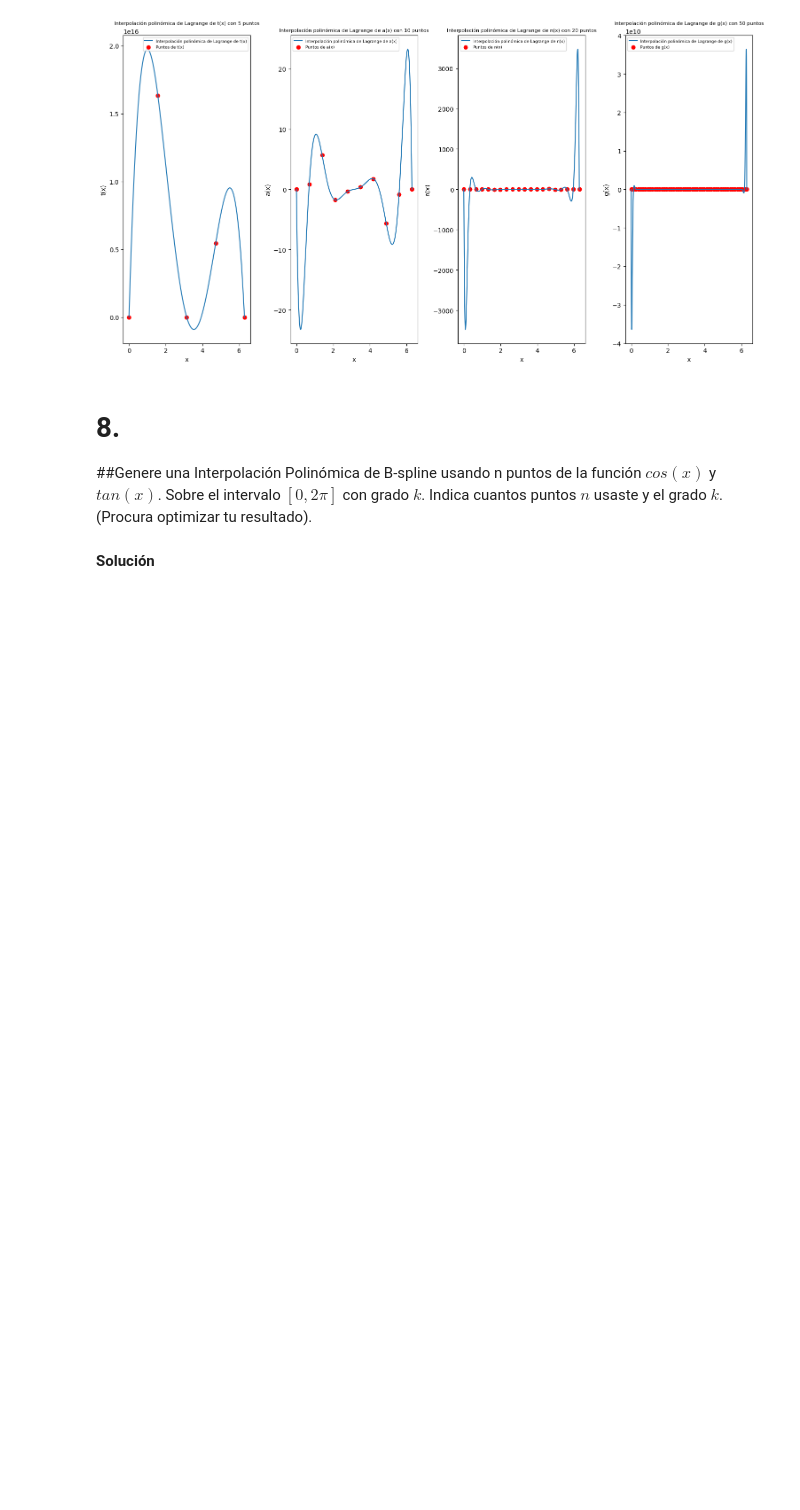
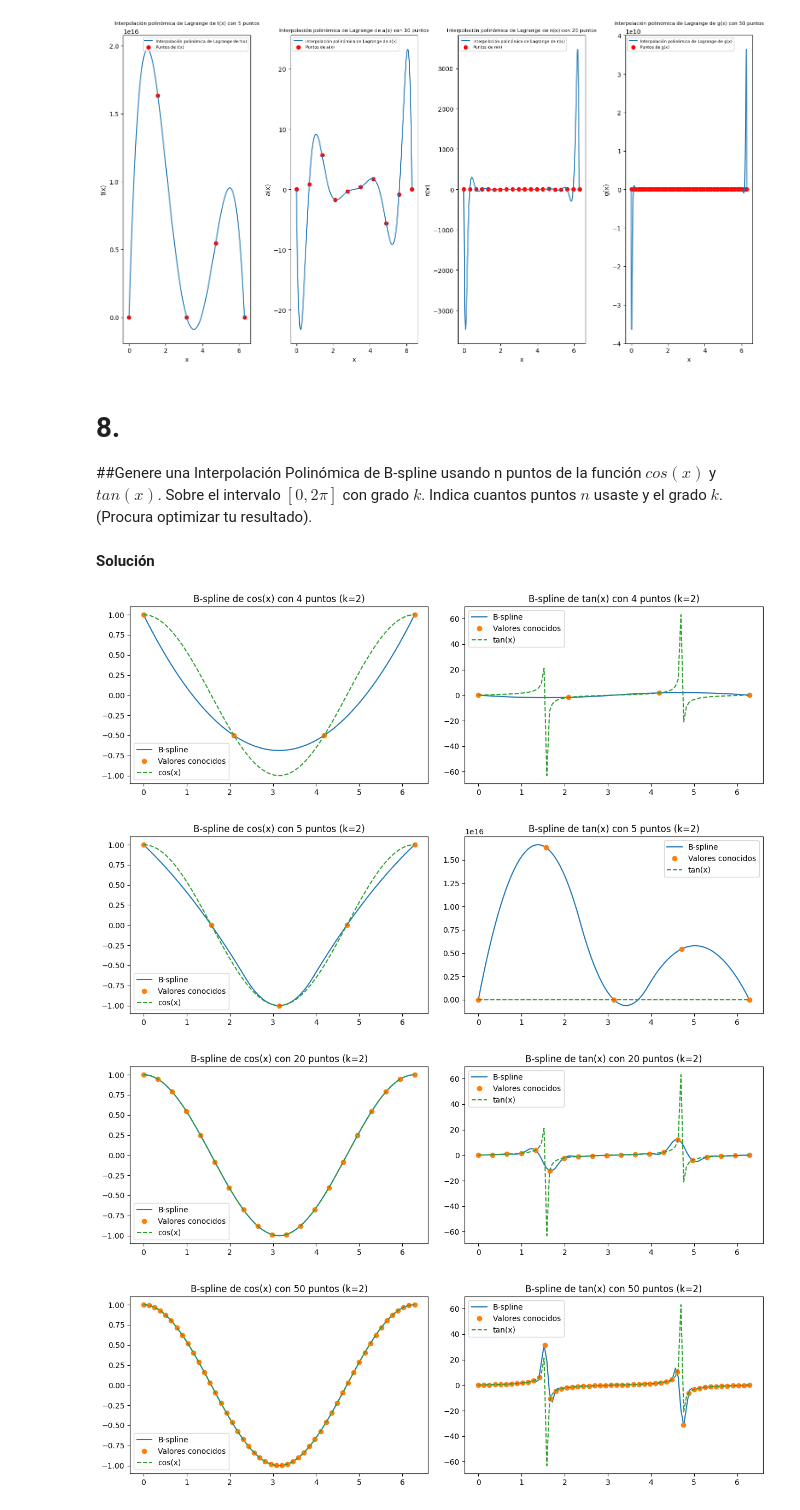
Before and after one commit to CarlosCastanon2099/Reconocimiento-de-Patrones-y-Aprendizaje-Automatizado, a Jupyter notebook: Tareas/Tarea-01/Tarea1_P_ML.ipynb, the cells around one changed output. Drawn from its saved outputs; the diff is of its cells as text; code cells hidden in the pictures; blank space fills up the shorter version.

```diff
--- a/Tareas/Tarea-01/Tarea1_P_ML.ipynb
+++ b/Tareas/Tarea-01/Tarea1_P_ML.ipynb
@@ -498,3 +631,63 @@ graficar_interpolacion_lagrange(x_valores_tangenteLagrange, y_valores_tangenteLa
 <marquee style='width: 50%; color: blue; font-size: 40px;'><b>Solución</b></marquee>
 # %% [output]
 Solución
+# %%
+# Definir las funciones  coseno (cos(x)) y tangente (tan(x))
+def f_cos(x):
+    return np.cos(x)
+
+def f_tan(x):
+    return np.tan(x)
+
+# Números de puntos de interpolación
+n_valores = [4, 5, 20, 50]
+
+# Grado de la B-spline (puedes experimentar con diferentes valores)
+k = 2
+
+# Intervalo [0, 2π]
+x_intervalo = np.linspace(0, 2 * np.pi, 100)
+
+# Graficar para cada valor de n
+for n in n_valores:
+    # Generar puntos de interpolación para cos(x) y tan(x)
+
+    x_cos = np.linspace(0, 2 * np.pi, n)
+    y_cos = f_cos(x_cos)
+    x_tan = np.linspace(0, 2 * np.pi, n)
+    y_tan = f_tan(x_tan)
+
+    # Calcular B-spline para cos(x)
+    tck_cos = splrep(x_cos, y_cos, k=k)
+
+    # Calcular B-spline para tan(x)
+    tck_tan = splrep(x_tan, y_tan, k=k)
+
+    # Evaluar los B-splines en el intervalo
+    spline_cos = splev(x_intervalo, tck_cos)
+    spline_tan = splev(x_intervalo, tck_tan)
+
+    # Graficar cos(x) y tan(x) junto con sus B-splines
+    plt.figure(figsize=(18, 4))
+
+    plt.subplot(1, 3, 2)
+    plt.title(f'B-spline de cos(x) con {n} puntos (k={k})')
+    plt.plot(x_intervalo, spline_cos, label='B-spline')
+    plt.plot(x_cos, y_cos, 'o', label='Valores conocidos')
+    plt.plot(x_intervalo, f_cos(x_intervalo), '--', label='cos(x)')
+    plt.legend()
+
+    plt.subplot(1, 3, 3)
+    plt.title(f'B-spline de tan(x) con {n} puntos (k={k})')
+    plt.plot(x_intervalo, spline_tan, label='B-spline')
+    plt.plot(x_tan, y_tan, 'o', label='Valores conocidos')
+    plt.plot(x_intervalo, f_tan(x_intervalo), '--', label='tan(x)')
+    plt.legend()
+
+    plt.tight_layout()
+    plt.show()
+# %% [output]
+[figure, added]
+[figure, added]
+[figure, added]
+[figure, added]
```
Also changed, not shown: parts of 5 cells of this notebook.
